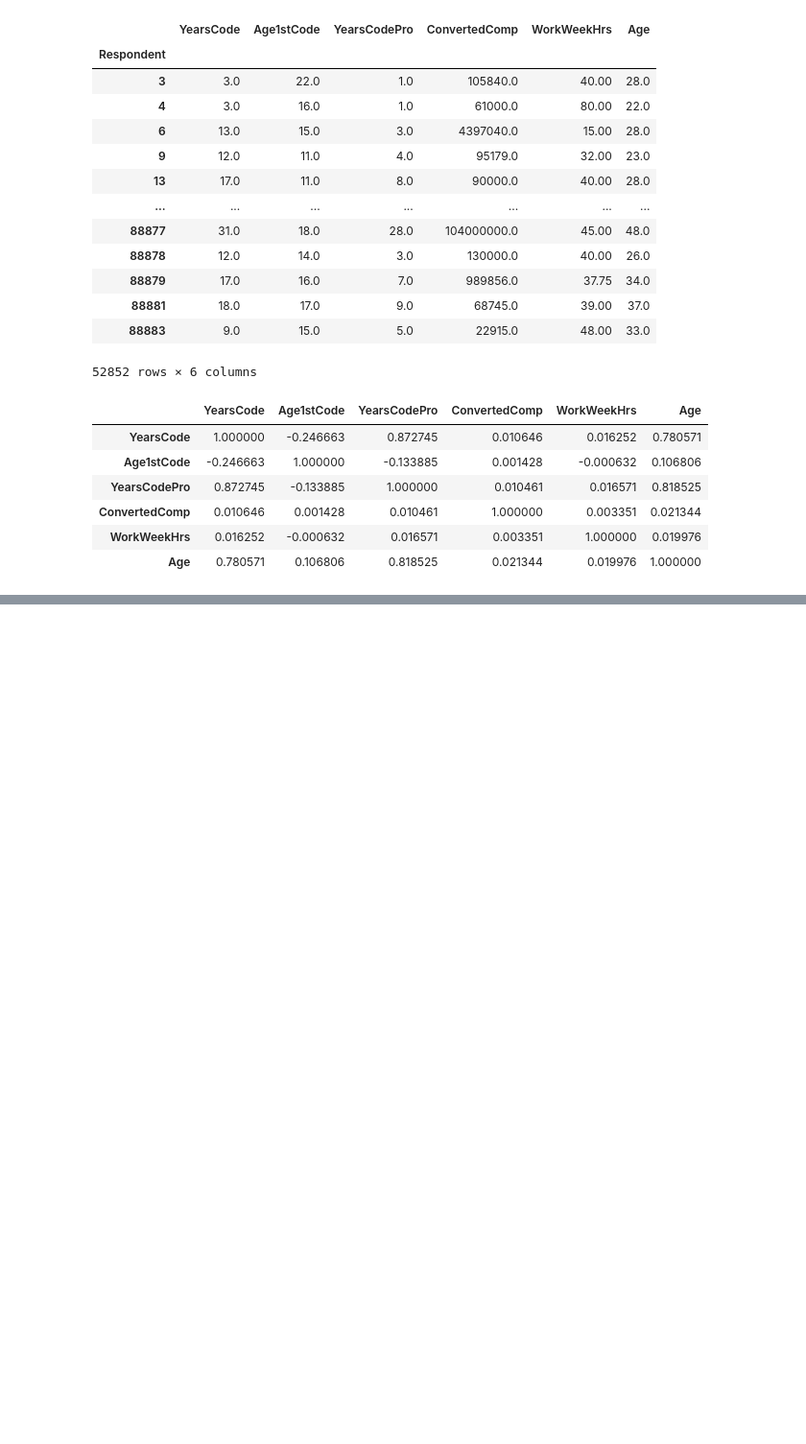
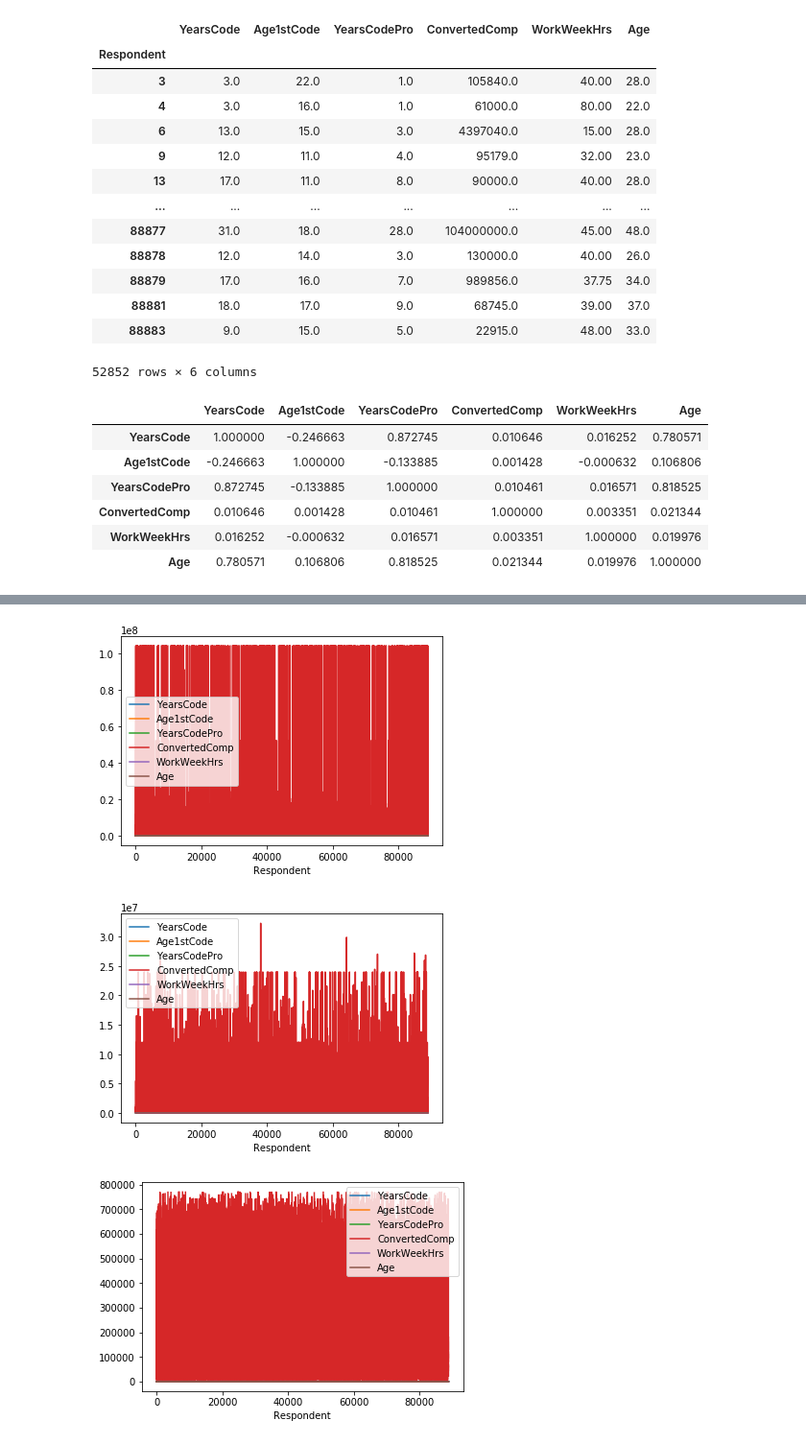
Before and after one commit to s460076/first-assignment, a Jupyter notebook: zestaw_2.ipynb, the cells around one changed output, grey strips where cells are left out. Shown at 96% size. Drawn from its saved outputs; the diff is of its cells as text; code cells hidden in the pictures; blank space fills up the shorter version.

```diff
--- a/zestaw_2.ipynb
+++ b/zestaw_2.ipynb
@@ -180,0 +196,4 @@ df_base.corr()
+# %%
+df_base_sd = df_base[np.abs(df_base - df_base.mean()) <= 3*df_base.std()]
+
+df_base_sd.isna().sum()
@@ -180,0 +208,2 @@ df_base.corr()
+# %%
+df_base_sd = df_base_sd.dropna()
@@ -180,0 +220,6 @@ df_base.corr()
+# %%
+Q1 = df_base.quantile(0.25)
+Q3 = df_base.quantile(0.75)
+IQR = Q3 - Q1
+
+df_base_q = df_base[~((df_base < (Q1 - 1.5 * IQR)) | (df_base > (Q3 + 1.5 * IQR))).any(axis=1)]
@@ -180,0 +260,11 @@ df_base.corr()
+# %%
+df_base.plot()
+plt.show()
+df_base_sd.plot()
+plt.show()
+df_base_q.plot()
+plt.show()
+# %% [output]
+[figure, added]
+[figure, added]
+[figure, added]
```
Also changed, not shown: parts of 21 cells of this notebook.
